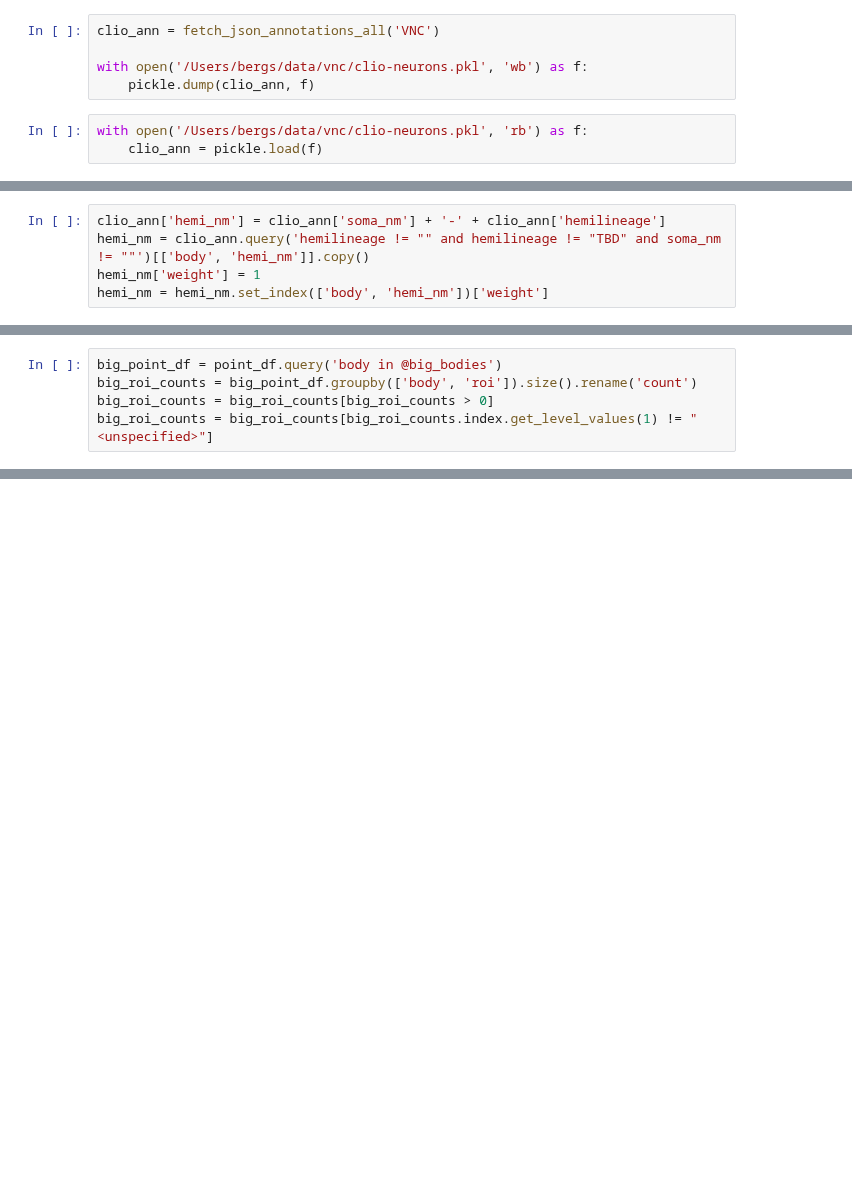
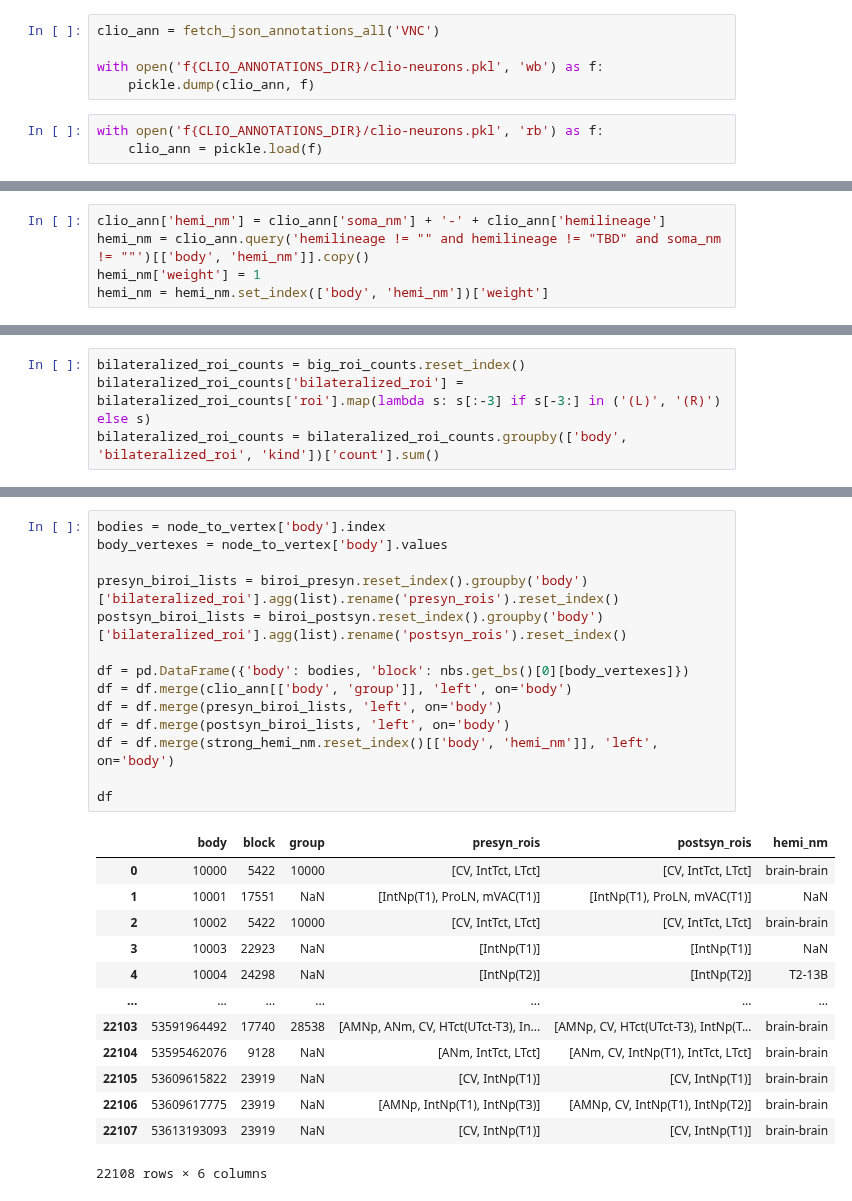
Before and after one commit to janelia-flyem/neuclease, a Jupyter notebook: notebooks/vnc-sbm-clustering.ipynb, the cells around one changed output, grey strips where cells are left out. Drawn from its saved outputs; the diff is of its cells as text; blank space fills up the shorter version.

Commit message:
blockmodel: Added functions for constructing metadata DataFrames, and a function to minimize a blockmodel

```diff
--- a/notebooks/vnc-sbm-clustering.ipynb
+++ b/notebooks/vnc-sbm-clustering.ipynb
@@ -105,10 +112,10 @@ There are 82 duplicate bodies in the results, due to multi-soma and/or multi-cer
 # %%
 clio_ann = fetch_json_annotations_all('VNC')
 
-with open('/Users/bergs/data/vnc/clio-neurons.pkl', 'wb') as f:
+with open('f{CLIO_ANNOTATIONS_DIR}/clio-neurons.pkl', 'wb') as f:
     pickle.dump(clio_ann, f)
 # %%
-with open('/Users/bergs/data/vnc/clio-neurons.pkl', 'rb') as f:
+with open('f{CLIO_ANNOTATIONS_DIR}/clio-neurons.pkl', 'rb') as f:
     clio_ann = pickle.load(f)
 # %%
 clio_ann = clio_ann.rename(columns={'bodyid': 'body'})
@@ -143,5 +142,0 @@ len(big_bodies)
-# %%
-big_point_df = point_df.query('body in @big_bodies')
-big_roi_counts = big_point_df.groupby(['body', 'roi']).size().rename('count')
-big_roi_counts = big_roi_counts[big_roi_counts > 0]
-big_roi_counts = big_roi_counts[big_roi_counts.index.get_level_values(1) != "<unspecified>"]
@@ -220,0 +292,4 @@ vc.hvplot.barh()
+# %%
+bilateralized_roi_counts = big_roi_counts.reset_index()
+bilateralized_roi_counts['bilateralized_roi'] = bilateralized_roi_counts['roi'].map(lambda s: s[:-3] if s[-3:] in ('(L)', '(R)') else s)
+bilateralized_roi_counts = bilateralized_roi_counts.groupby(['body', 'bilateralized_roi', 'kind'])['count'].sum()
@@ -220,0 +426,28 @@ vc.hvplot.barh()
+# %%
+bodies = node_to_vertex['body'].index
+body_vertexes = node_to_vertex['body'].values
+
+presyn_biroi_lists = biroi_presyn.reset_index().groupby('body')['bilateralized_roi'].agg(list).rename('presyn_rois').reset_index()
+postsyn_biroi_lists = biroi_postsyn.reset_index().groupby('body')['bilateralized_roi'].agg(list).rename('postsyn_rois').reset_index()
+
+df = pd.DataFrame({'body': bodies, 'block': nbs.get_bs()[0][body_vertexes]})
+df = df.merge(clio_ann[['body', 'group']], 'left', on='body')
+df = df.merge(presyn_biroi_lists, 'left', on='body')
+df = df.merge(postsyn_biroi_lists, 'left', on='body')
+df = df.merge(strong_hemi_nm.reset_index()[['body', 'hemi_nm']], 'left', on='body')
+
+df
+# %% [output]
+|  | body | block | group | presyn_rois | postsyn_rois | hemi_nm |
+| 0 | 10000 | 5422 | 10000 | [CV, IntTct, LTct] | [CV, IntTct, LTct] | brain-brain |
+| 1 | 10001 | 17551 | NaN | [IntNp(T1), ProLN, mVAC(T1)] | [IntNp(T1), ProLN, mVAC(T1)] | NaN |
+| 2 | 10002 | 5422 | 10000 | [CV, IntTct, LTct] | [CV, IntTct, LTct] | brain-brain |
+| 3 | 10003 | 22923 | NaN | [IntNp(T1)] | [IntNp(T1)] | NaN |
+| 4 | 10004 | 24298 | NaN | [IntNp(T2)] | [IntNp(T2)] | T2-13B |
+| ... | ... | ... | ... | ... | ... | ... |
+| 22103 | 53591964492 | 17740 | 28538 | [AMNp, ANm, CV, HTct(UTct-T3), In... | [AMNp, CV, HTct(UTct-T3), IntNp(T... | brain-brain |
+| 22104 | 53595462076 | 9128 | NaN | [ANm, IntTct, LTct] | [ANm, CV, IntNp(T1), IntTct, LTct] | brain-brain |
+| 22105 | 53609615822 | 23919 | NaN | [CV, IntNp(T1)] | [CV, IntNp(T1)] | brain-brain |
+| 22106 | 53609617775 | 23919 | NaN | [AMNp, IntNp(T1), IntNp(T3)] | [AMNp, CV, IntNp(T1), IntNp(T2)] | brain-brain |
+| 22107 | 53613193093 | 23919 | NaN | [CV, IntNp(T1)] | [CV, IntNp(T1)] | brain-brain |
+22108 rows × 6 columns
```
Also changed, not shown: parts of 76 cells of this notebook, 1 other file.
